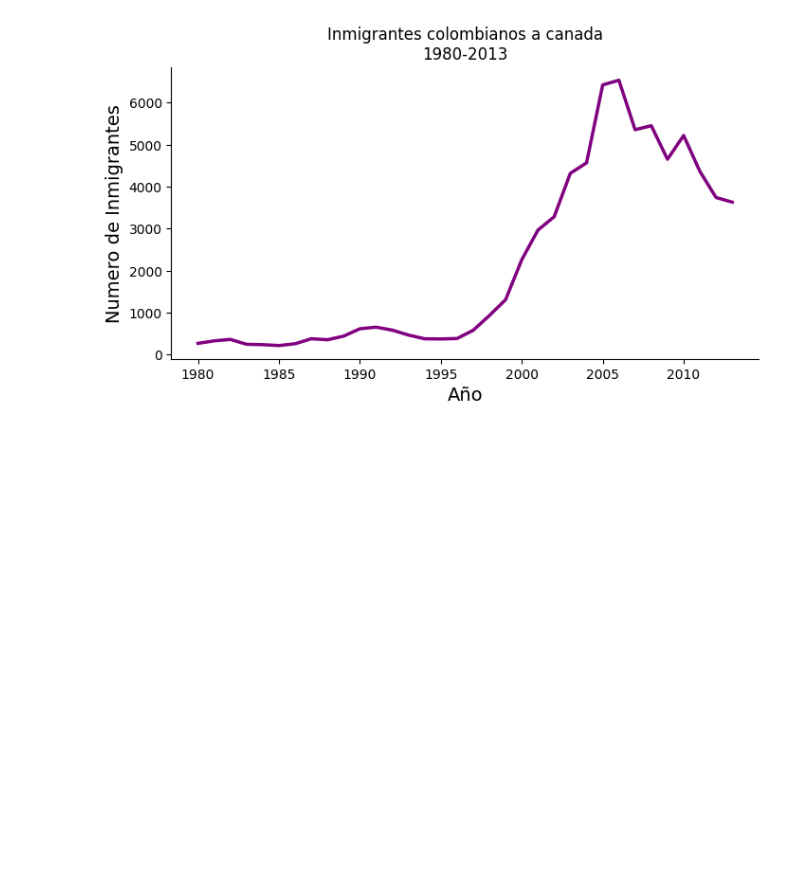
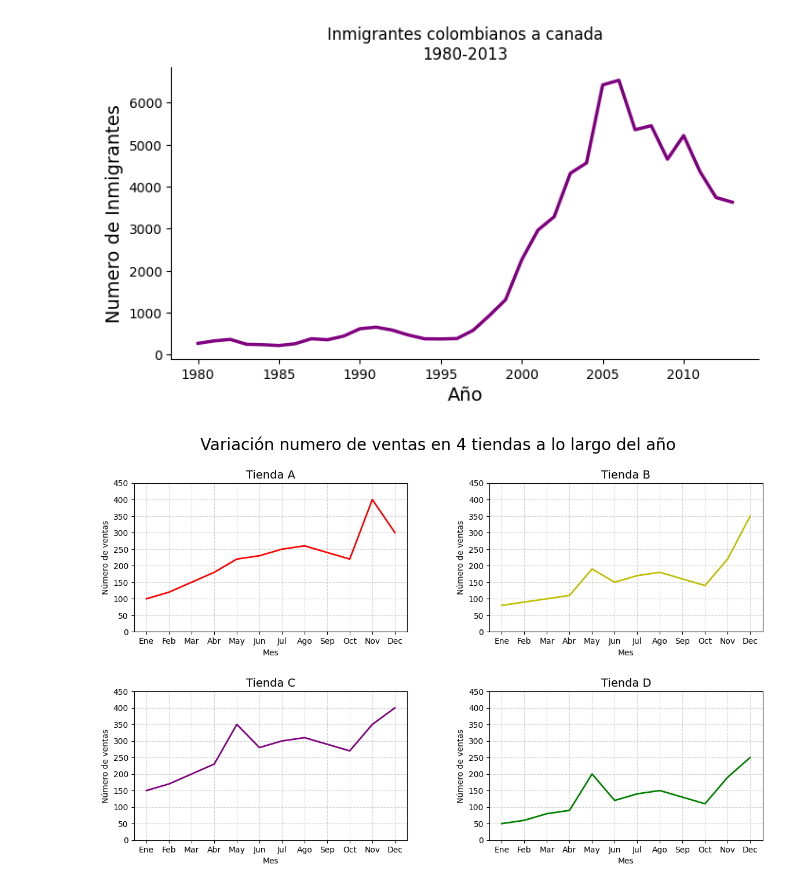
Before and after one commit to Monica-Restrepo/clases-programacion, a Jupyter notebook: Visualizacion_datos_python.ipynb, the cells around one changed output. Saved outputs shown, nothing was run; the diff lists cells and outputs as text; code cells hidden in the pictures; blank space fills up the shorter version.

```diff
--- a/Visualizacion_datos_python.ipynb
+++ b/Visualizacion_datos_python.ipynb
@@ -599,3 +599,38 @@ fig.savefig('/content/inmigrantes_colombia_canada.png',
 plt.show()
 # %% [output]
 [figure]
+# %%
+# Modifica la figura de las tiendas
+
+fig, axs = plt.subplots(2,2, figsize=(14,8))
+fig.subplots_adjust(hspace=0.4,wspace=0.3)
+fig.suptitle('Variación numero de ventas en 4 tiendas a lo largo del año',fontsize=20)
+
+# utilizar la propiedad loc de la biblioteca Pandas para trazar cada una de las tiendas.
+axs[0,0].plot(data.loc['A'],lw=2,color='r')
+axs[0,0].set_title('Tienda A',fontsize=14)
+
+axs[0,1].plot(data.loc['B'],lw=2,color='y')
+axs[0,1].set_title('Tienda B',fontsize=14)
+
+axs[1,0].plot(data.loc['C'],lw=2,color='purple')
+axs[1,0].set_title('Tienda C',fontsize=14)
+
+axs[1,1].plot(data.loc['D'],lw=2,color='g')
+axs[1,1].set_title('Tienda D',fontsize=14)
+
+ymin = 0
+ymax = 450
+
+
+for ax in axs.ravel():
+  ax.set(ylim=(ymin,ymax))
+
+for ax in axs.flat:
+    ax.set_xlabel('Mes')
+    ax.set_ylabel('Número de ventas')
+    ax.grid(color='lightgrey', linestyle='--')
+
+plt.show()
+# %% [output]
+[figure, added]
```
Also changed, not shown: parts of 1 cell of this notebook.
